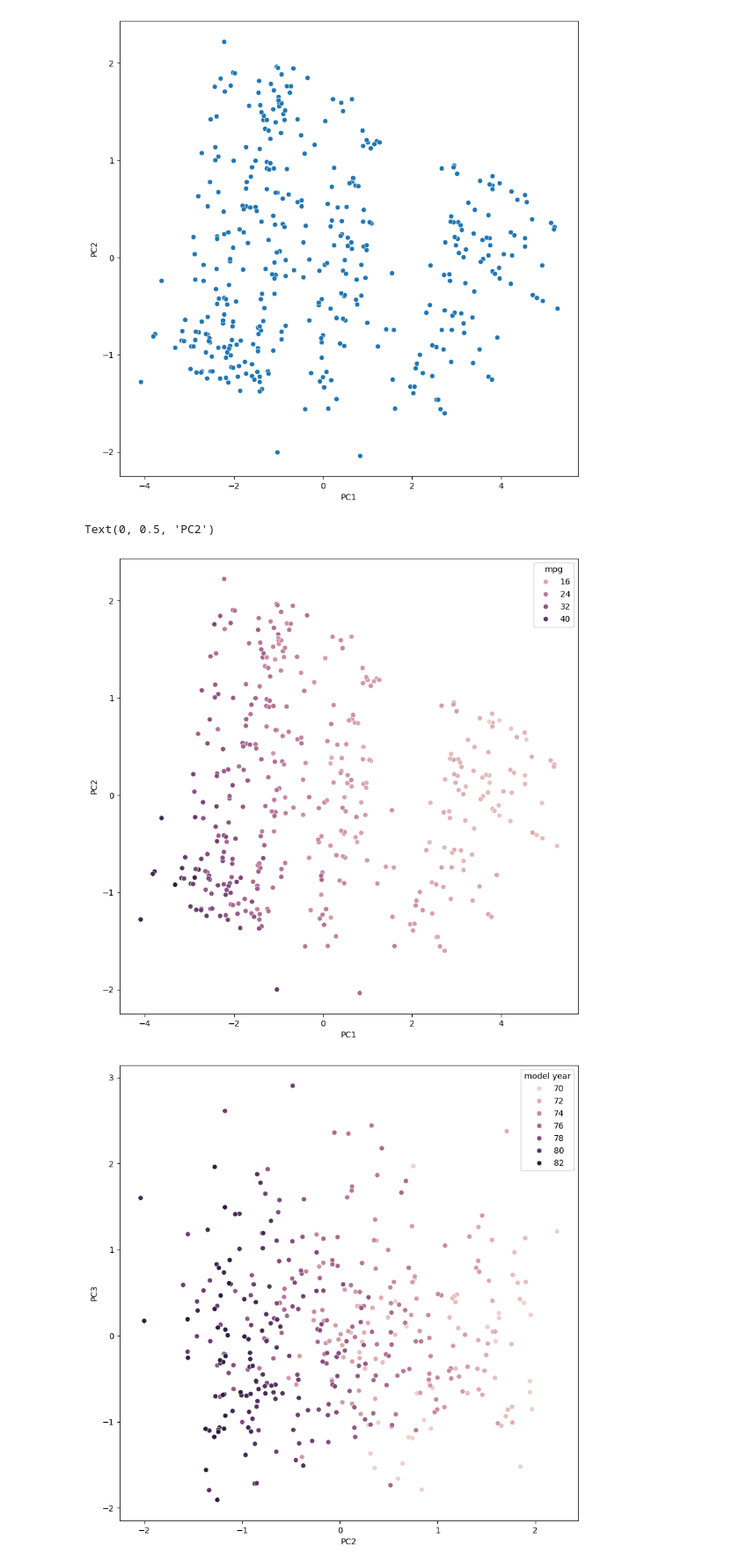
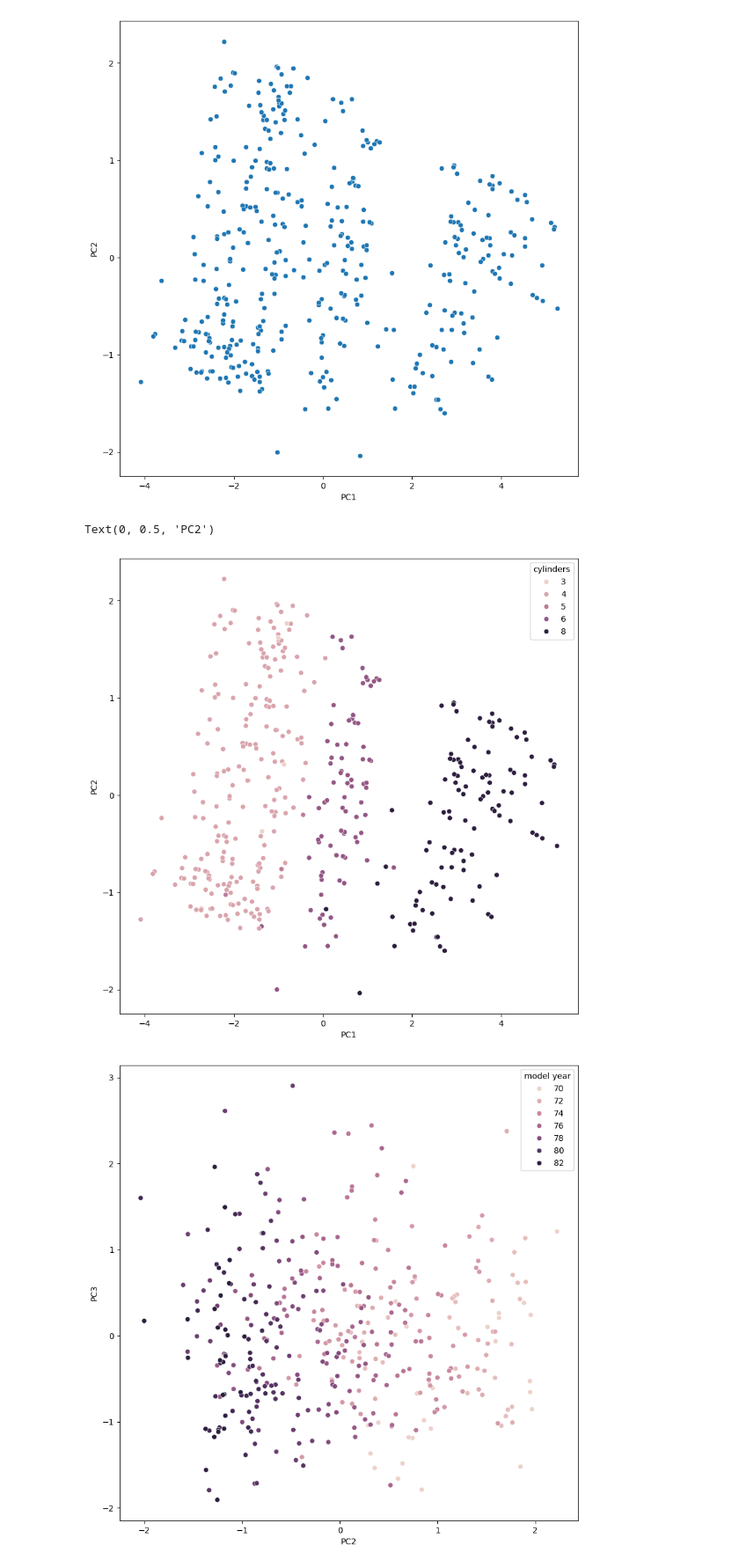
Before and after one commit to MattHuangO-O/DS_ML, a Jupyter notebook: Week 3/auto_practice.ipynb, the cells around one changed output. Shown at 88% size. Cells and saved outputs as stored; diff of their text form; code cells hidden in the pictures.

```diff
--- a/Week 3/auto_practice.ipynb
+++ b/Week 3/auto_practice.ipynb
@@ -246,13 +239,13 @@ plt.show()
 # %%
 df_concat = pd.concat([auto_pca1, auto], axis = 1)
 
 plt.figure(figsize = (10,10))
-sns.scatterplot(x=auto_pca1[0], y=auto_pca1[1], data = auto, hue = 'mpg')
+sns.scatterplot(x=auto_pca1[0], y=auto_pca1[1], data = auto, hue = 'cylinders')
 plt.xlabel('PC1')
 plt.ylabel('PC2')
 # %% [output]
 Text(0, 0.5, 'PC2')
-[figure, old version]
+[figure, new version]
 # %%
 plt.figure(figsize=(10,10))
 sns.scatterplot(x=auto_pca1[1], y=auto_pca1[2], data = auto, hue = 'model year')
```
Also changed, not shown: parts of 2 cells of this notebook, 12 other files.
